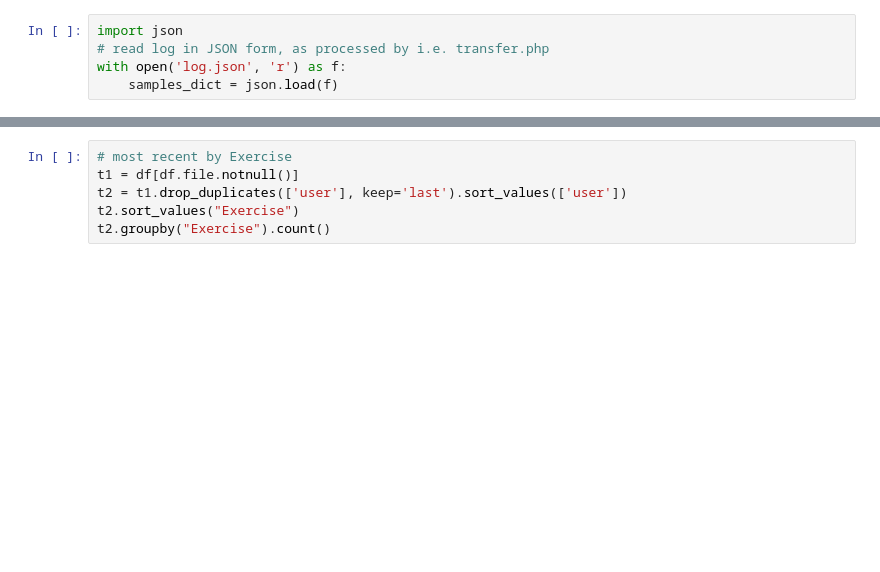
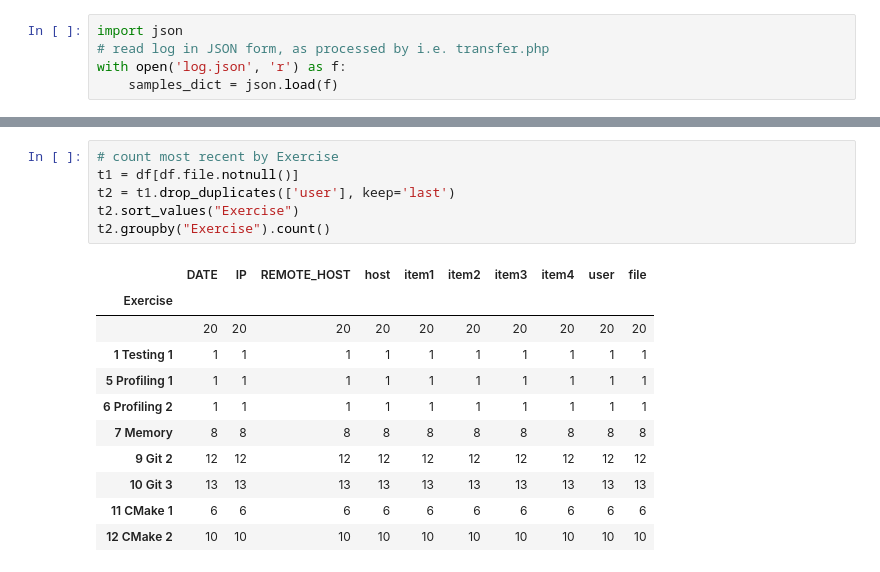
Before and after one commit to bobjacobsen/csc-exercises, a Jupyter notebook: Auxiliary/logging/CSC exercises summary.ipynb, the cells around one changed output, grey strips where cells are left out. Cells and saved outputs as stored; diff of their text form; blank space fills up the shorter version.

```diff
--- a/Auxiliary/logging/CSC exercises summary.ipynb
+++ b/Auxiliary/logging/CSC exercises summary.ipynb
@@ -128,8 +196,20 @@ t2[['DATE','user','Exercise']]
 # %%
-# most recent by Exercise
+# count most recent by Exercise
 t1 = df[df.file.notnull()]
-t2 = t1.drop_duplicates(['user'], keep='last').sort_values(['user'])
+t2 = t1.drop_duplicates(['user'], keep='last')
 t2.sort_values("Exercise")
 t2.groupby("Exercise").count()
+# %% [output]
+|  | DATE | IP | REMOTE_HOST | host | item1 | item2 | item3 | item4 | user | file |
+| Exercise |  |  |  |  |  |  |  |  |  |  |
+|  | 20 | 20 | 20 | 20 | 20 | 20 | 20 | 20 | 20 | 20 |
+| 1 Testing 1 | 1 | 1 | 1 | 1 | 1 | 1 | 1 | 1 | 1 | 1 |
+| 5 Profiling 1 | 1 | 1 | 1 | 1 | 1 | 1 | 1 | 1 | 1 | 1 |
+| 6 Profiling 2 | 1 | 1 | 1 | 1 | 1 | 1 | 1 | 1 | 1 | 1 |
+| 7 Memory | 8 | 8 | 8 | 8 | 8 | 8 | 8 | 8 | 8 | 8 |
+| 9 Git 2 | 12 | 12 | 12 | 12 | 12 | 12 | 12 | 12 | 12 | 12 |
+| 10 Git 3 | 13 | 13 | 13 | 13 | 13 | 13 | 13 | 13 | 13 | 13 |
+| 11 CMake 1 | 6 | 6 | 6 | 6 | 6 | 6 | 6 | 6 | 6 | 6 |
+| 12 CMake 2 | 10 | 10 | 10 | 10 | 10 | 10 | 10 | 10 | 10 | 10 |
 # %%
 # how many total times for each Exercise
```
Also changed, not shown: parts of 13 cells of this notebook.
